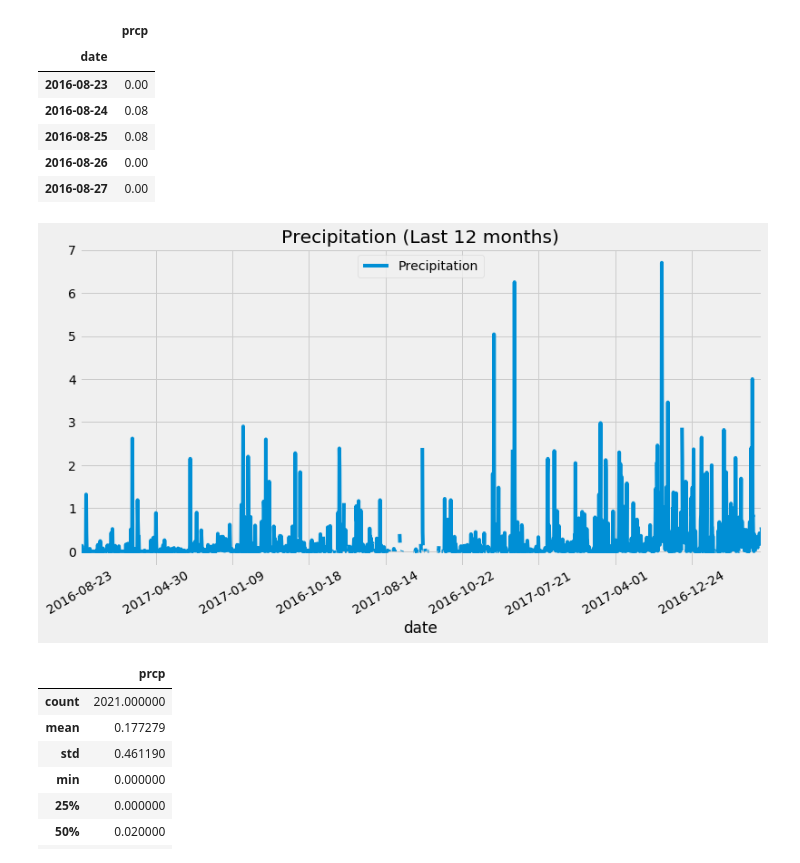
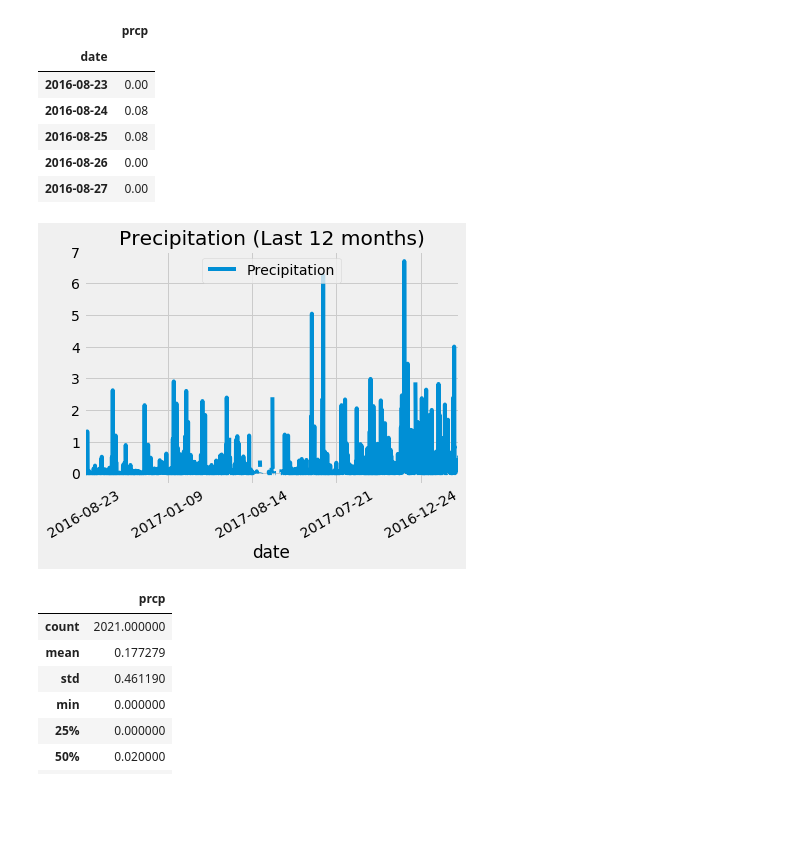
Before and after one commit to Deyinka/sqlalchemy, a Jupyter notebook: climate_starter (1).ipynb, the cells around one changed output. Drawn from its saved outputs; the diff is of its cells as text; code cells hidden in the pictures; blank space fills up the shorter version.

```diff
--- a/climate_starter (1).ipynb
+++ b/climate_starter (1).ipynb
@@ -79,13 +79,13 @@ last_yr_df.set_index('date').head()
 # %%
 # Use Pandas Plotting with Matplotlib to plot the data
 last_yr_df.plot('date', 'prcp')
 plt.title("Precipitation (Last 12 months)")
 plt.legend(["Precipitation"], loc='upper center')
 plt.xticks(rotation=30)
 plt.show()
-plt.rcParams['figure.figsize'] = [10,6]
+plt.rcParams['figure.figsize'] = [8,6]
 # %% [output]
-[figure, old version]
+[figure, new version]
 # %%
 # Use Pandas to calcualte the summary statistics for the precipitation data
 last_yr_df.describe()
```
